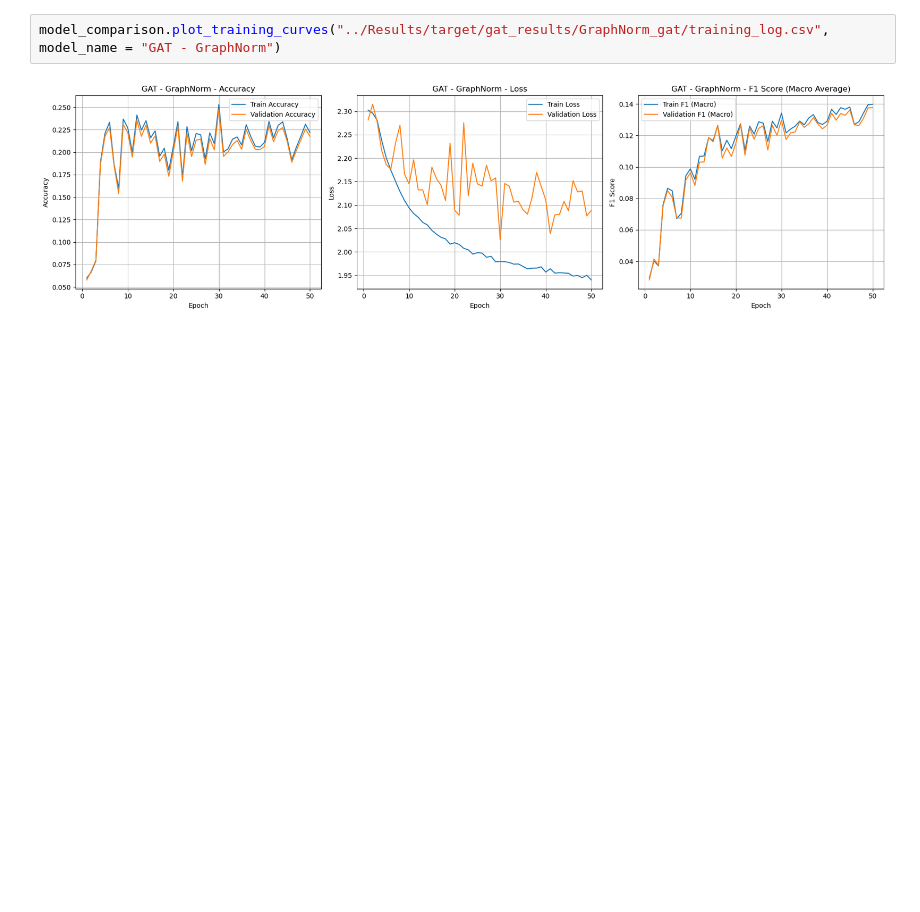
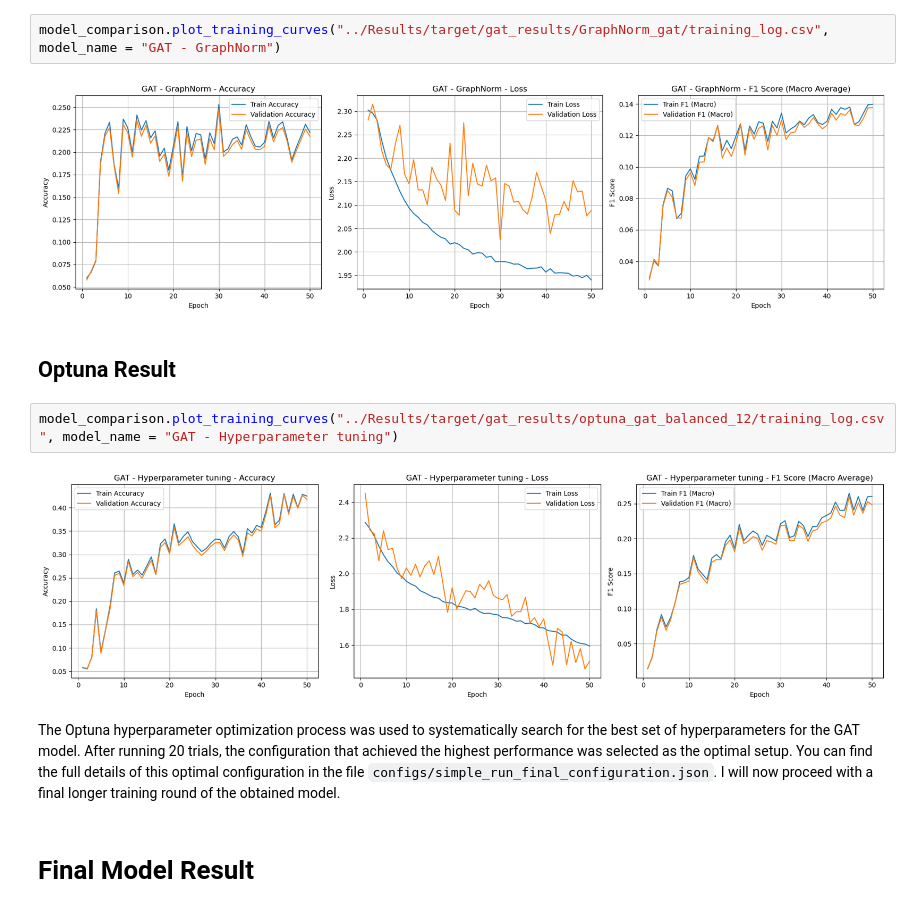
Before and after one commit to tommasoravasio/scRNAseq-GNN-multiclass-tp53, a Jupyter notebook: notebooks/main_experiment.ipynb, the cells around one changed output. Saved outputs shown, nothing was run; the diff lists cells and outputs as text; blank space fills up the shorter version.

Commit message:
added hyperparameter tuning results and added simple_run_final_configuration configs to run the longer training on the final configuration

```diff
--- a/notebooks/main_experiment.ipynb
+++ b/notebooks/main_experiment.ipynb
@@ -647,3 +649,16 @@ model_comparison.plot_training_curves("../Results/target/gat_results/harmony_gat
 model_comparison.plot_training_curves("../Results/target/gat_results/GraphNorm_gat/training_log.csv", model_name = "GAT - GraphNorm")
 # %% [output]
 [figure]
+# %% [markdown]
+## Optuna Result
+# %%
+model_comparison.plot_training_curves("../Results/target/gat_results/optuna_gat_balanced_12/training_log.csv", model_name = "GAT - Hyperparameter tuning")
+# %% [output]
+[figure, added]
+# %% [markdown]
+The Optuna hyperparameter optimization process was used to systematically search for the best set of hyperparameters for the GAT model.
+After running 20 trials, the configuration that achieved the highest performance was selected as the optimal setup.
+You can find the full details of this optimal configuration in the file `configs/simple_run_final_configuration.json`.
+I will now proceed with a final longer training round of the obtained model.
+# %% [markdown]
+# Final Model Result
```
Also changed, not shown: parts of 1 cell of this notebook, 55 other files.
